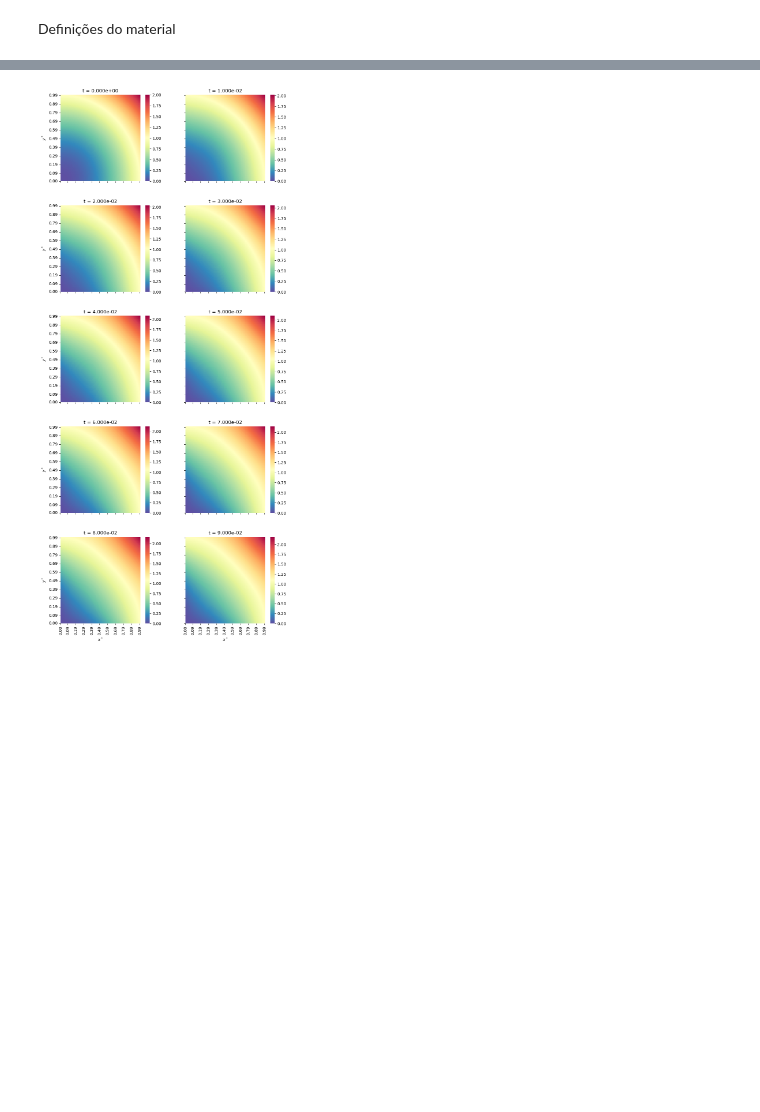
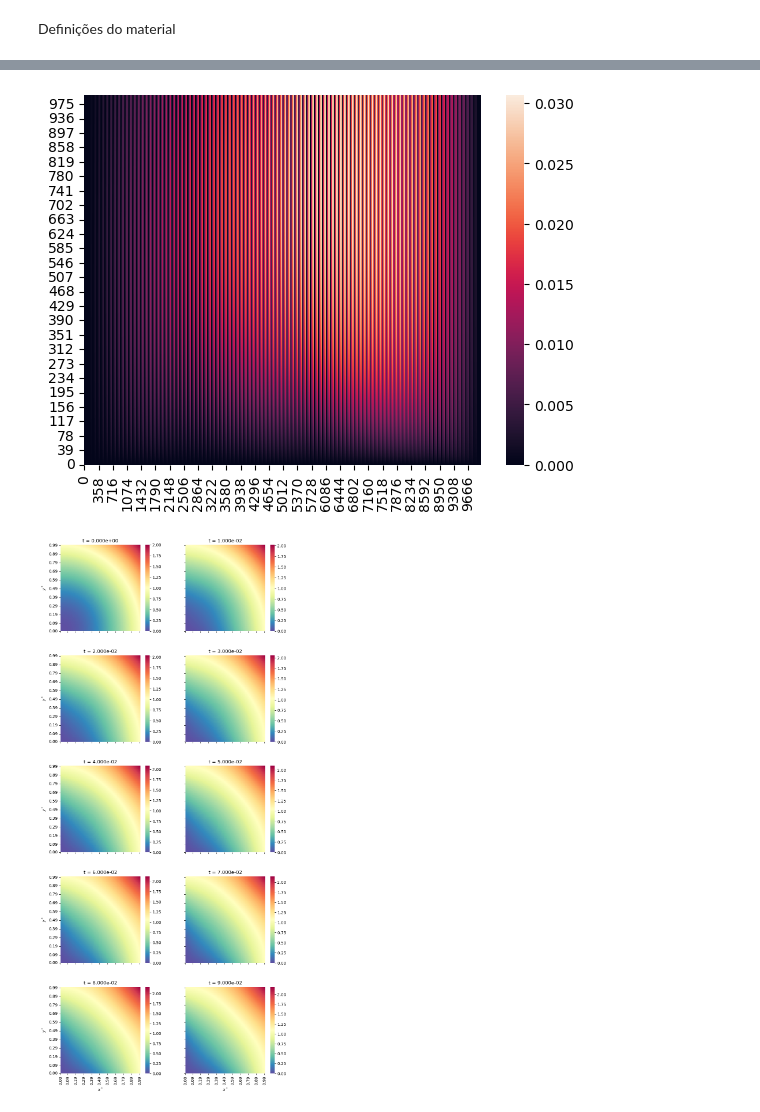
Before and after one commit to ThyCap/Transcal2, a Jupyter notebook: Transient_2D_FEM.ipynb, the cells around one changed output, grey strips where cells are left out. Saved outputs shown, nothing was run; the diff lists cells and outputs as text; code cells hidden in the pictures; blank space fills up the shorter version.

```diff
--- a/Transient_2D_FEM.ipynb
+++ b/Transient_2D_FEM.ipynb
@@ -20,6 +21,11 @@ Nt = 1000
 Npoints = Nx*Ny
 # %% [markdown]
 Definições do material
+# %%
+# Boundary conditions
+# Tcc = lambda x, y, t: x*x + y*y + np.exp(t)
+Tcc = lambda x, y, t: (x*x + y*y)*(np.exp(t) - 1)
+# Tcc = lambda x, y, t: 1
 # %%
 rho = 1
 cv = 1
@@ -136,3 +148,9 @@ for i in range(1, Nt):
+# %%
+ax = sns.heatmap(error)
+ax.invert_yaxis()
+plt.show()
+# %% [output]
+[figure, added]
 # %%
 triang = tri.Triangulation(X,Y)
 # %%
```
Also changed, not shown: parts of 7 cells of this notebook, 6 other files.
